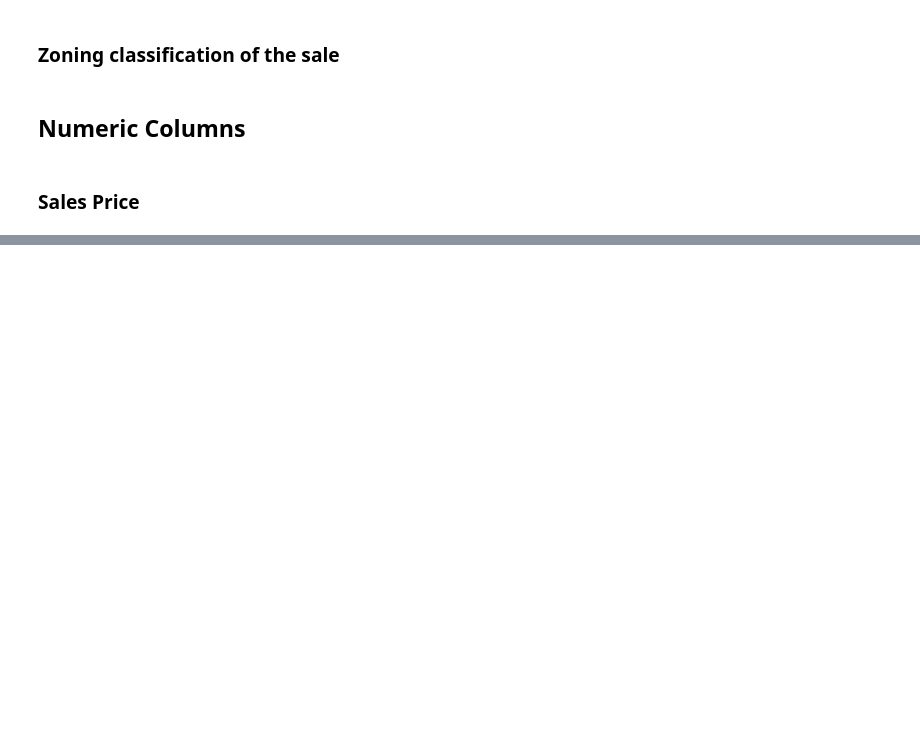
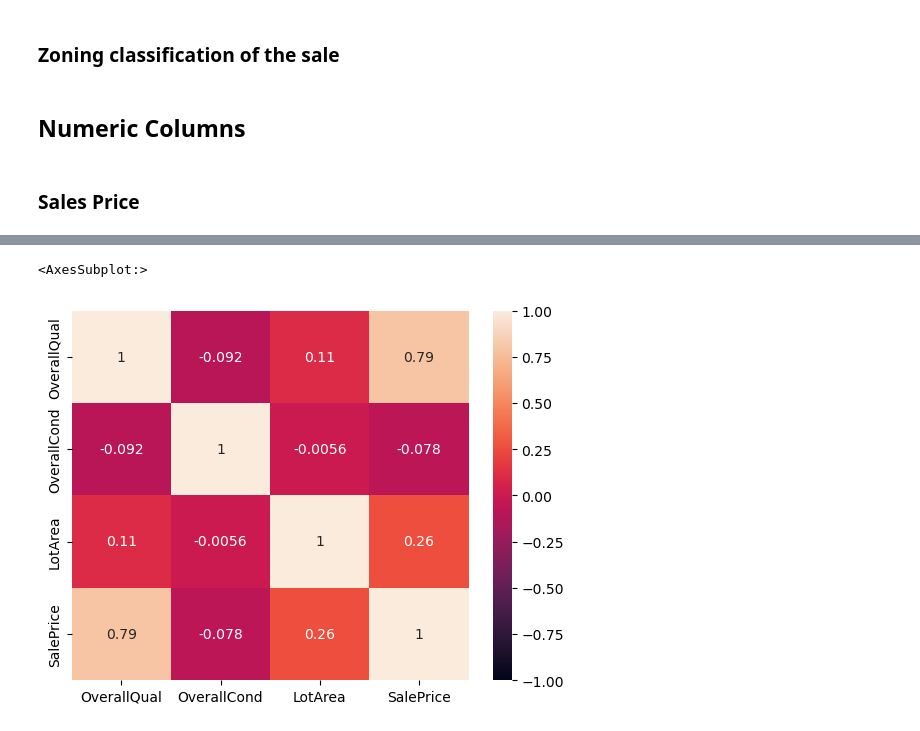
Before and after one commit to viniciusparede/house-prices-prediction-ppgia, a Jupyter notebook: notebooks/eda.ipynb, the cells around one changed output, grey strips where cells are left out. Drawn from its saved outputs; the diff is of its cells as text; code cells hidden in the pictures; blank space fills up the shorter version.

Commit message:
Adicionado correlação

```diff
--- a/notebooks/eda.ipynb
+++ b/notebooks/eda.ipynb
@@ -236,0 +266,8 @@ NameError: name 'plt' is not defined
+# %%
+#CORRELAÇÃO ENTRE OVERALLQUAL e OVERALLCOND, LOTAREA, SALEPRICE
+df_corr = df_train[['OverallQual', 'OverallCond', 'LotArea', 'SalePrice']]
+correlation = df_corr.corr()
+sns.heatmap(correlation, vmin=-1, vmax=1, annot=True)
+# %% [output]
+<AxesSubplot:>
+[figure, added]
```
Also changed, not shown: parts of 4 cells of this notebook.
